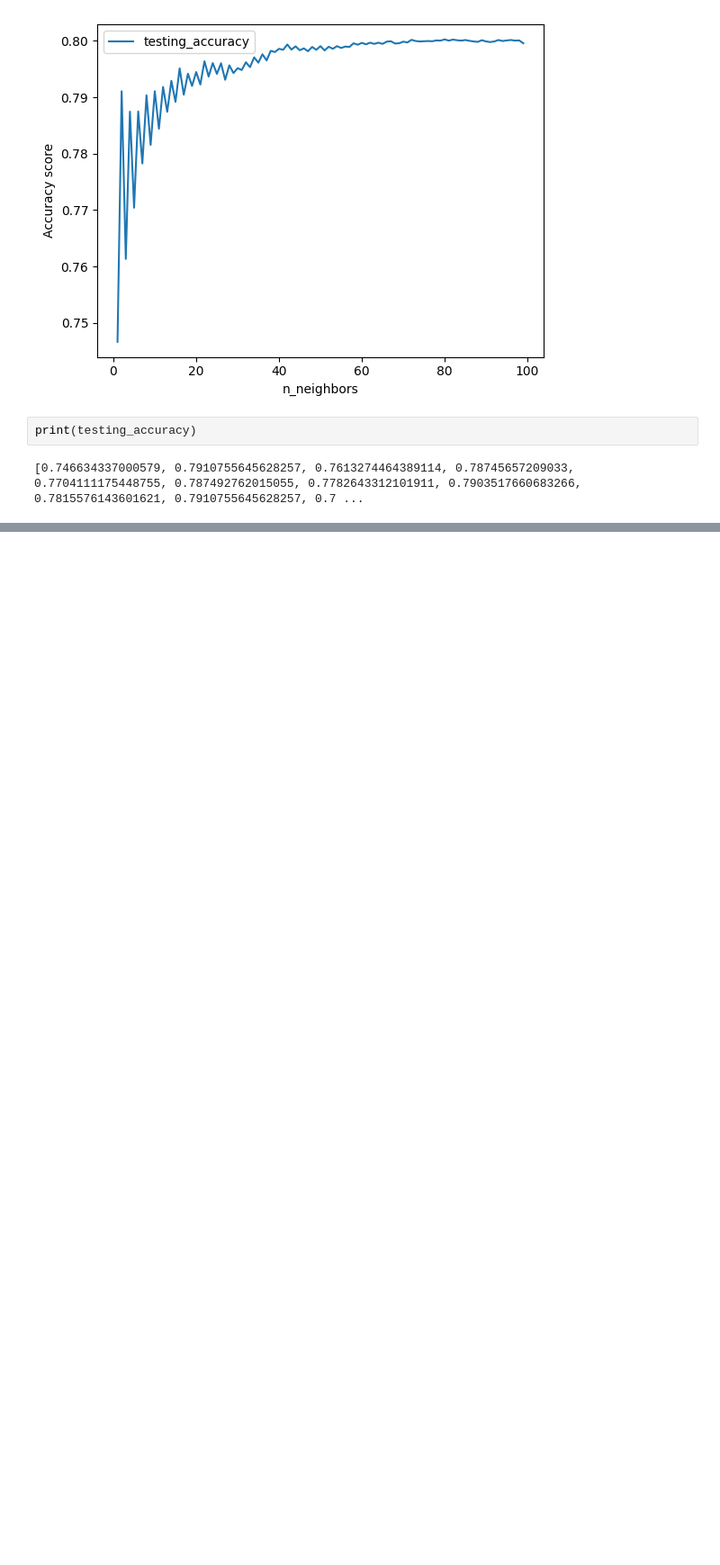
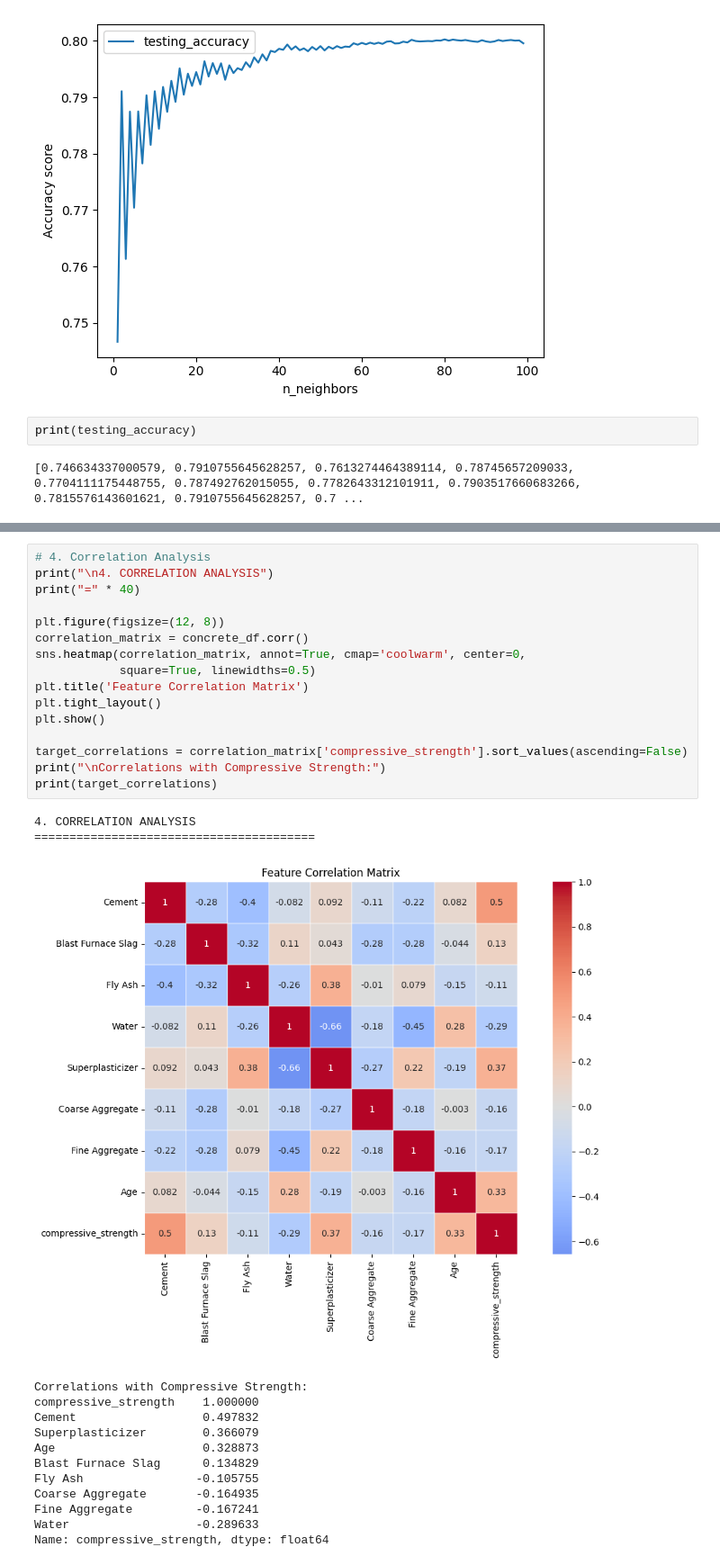
Before and after one commit to soipanhamisi/KNN_Classification_Regression_Analysis, a Jupyter notebook: notebooks/assignment_2.ipynb, the cells around one changed output, grey strips where cells are left out. Shown at 90% size. Cells and saved outputs as stored; diff of their text form; blank space fills up the shorter version.

```diff
--- a/notebooks/assignment_2.ipynb
+++ b/notebooks/assignment_2.ipynb
@@ -485,0 +609,31 @@ print(testing_accuracy)
+# %%
+# 4. Correlation Analysis
+print("\n4. CORRELATION ANALYSIS")
+print("=" * 40)
+
+plt.figure(figsize=(12, 8))
+correlation_matrix = concrete_df.corr()
+sns.heatmap(correlation_matrix, annot=True, cmap='coolwarm', center=0,
+            square=True, linewidths=0.5)
+plt.title('Feature Correlation Matrix')
+plt.tight_layout()
+plt.show()
+
+target_correlations = correlation_matrix['compressive_strength'].sort_values(ascending=False)
+print("\nCorrelations with Compressive Strength:")
+print(target_correlations)
+# %% [output]
+4. CORRELATION ANALYSIS
+========================================
+[figure, added]
+Correlations with Compressive Strength:
+compressive_strength    1.000000
+Cement                  0.497832
+Superplasticizer        0.366079
+Age                     0.328873
+Blast Furnace Slag      0.134829
+Fly Ash                -0.105755
+Coarse Aggregate       -0.164935
+Fine Aggregate         -0.167241
+Water                  -0.289633
+Name: compressive_strength, dtype: float64
```
Also changed, not shown: parts of 18 cells of this notebook, 1 other file.
